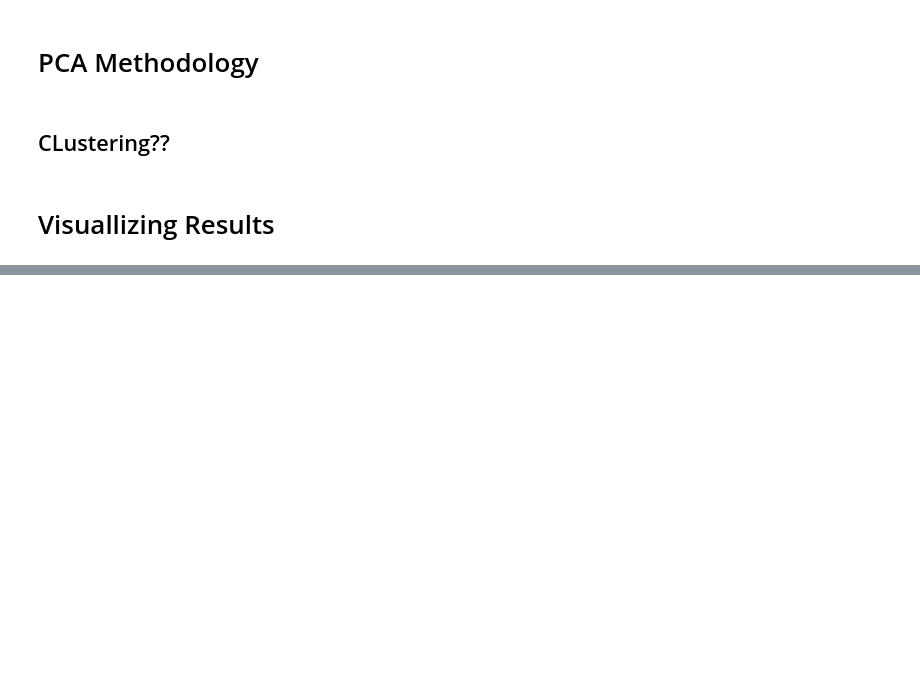
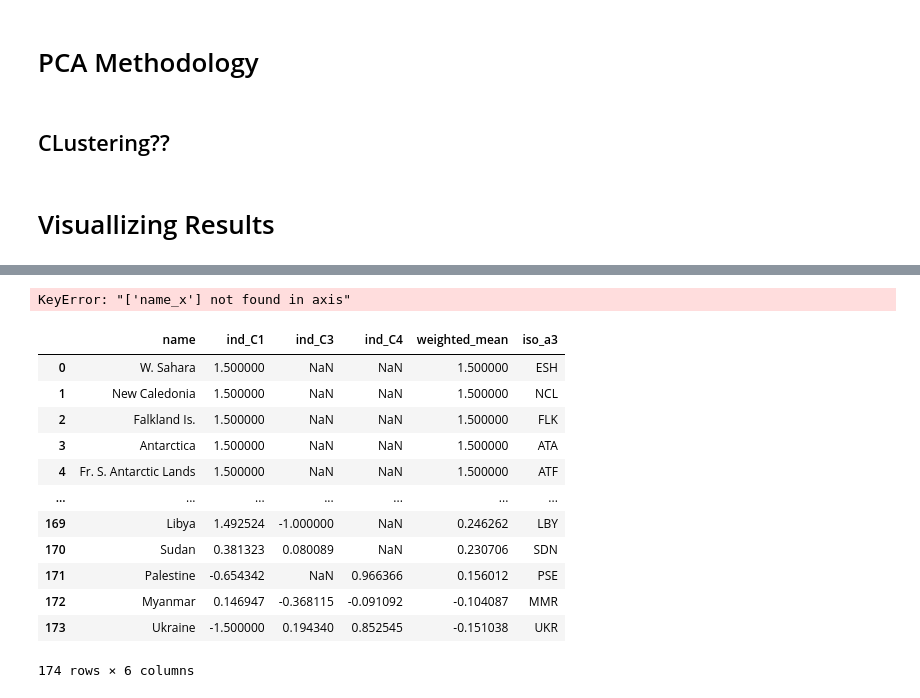
Before and after one commit to Samuel-Drewes/bmz_fragility_monitor, a Jupyter notebook: notebooks/clean_26_03.ipynb, the cells around one changed output, grey strips where cells are left out. Saved outputs shown, nothing was run; the diff lists cells and outputs as text; code cells hidden in the pictures; blank space fills up the shorter version.

```diff
--- a/notebooks/clean_26_03.ipynb
+++ b/notebooks/clean_26_03.ipynb
@@ -740,3 +771,48 @@ all_the_data_dictionary['G']
+# %%
+world = gpd.read_file(gpd.datasets.get_path('naturalearth_lowres'))
+geo_merge = world.merge(all_df, left_on = 'iso_a3', right_on = 'iso')
+
+geo_merge = geo_merge.drop(columns=['pop_est', 'continent', 'name_x', 'iso_a3', 'gdp_md_est', 'country-code'])\
+    .rename(columns={'name_y': 'Country Name', 'weighted_mean': "Total Score"})\
+    .set_index('Country Name')
+
+red_green_scale = [
+    [0, 'red'],
+    [0.5, 'yellow'],
+    [1, 'green']
+]
+
+fig = px.choropleth(geo_merge,
+                    geojson=geo_merge.geometry,
+                    locations=geo_merge.index,
+                    color="Total Score",
+                    hover_name=geo_merge.index,  # or any column for names
+                    hover_data=['Total Score', 'Dimension_G', 'Dimension_S', 'Dimension_S', 'Dimension_I', 'Dimension_C',
+       'Dimension_E', 'Dimension_R'],  # Add more columns here
+                    projection="mercator",
+                    color_continuous_scale=red_green_scale  # Or use 'Plotly3' for a built-in option
+                    )
+fig.update_geos(fitbounds="locations", visible=False)
+fig.update_layout(width=1000, height=900)
+fig.show()
+# %% [output]
+KeyError: "['name_x'] not found in axis"
+# %%
+pd.read_csv('../upload_data/dim_C.csv')
+# %% [output]
+|  | name | ind_C1 | ind_C3 | ind_C4 | weighted_mean | iso_a3 |
+| 0 | W. Sahara | 1.500000 | NaN | NaN | 1.500000 | ESH |
+| 1 | New Caledonia | 1.500000 | NaN | NaN | 1.500000 | NCL |
+| 2 | Falkland Is. | 1.500000 | NaN | NaN | 1.500000 | FLK |
+| 3 | Antarctica | 1.500000 | NaN | NaN | 1.500000 | ATA |
+| 4 | Fr. S. Antarctic Lands | 1.500000 | NaN | NaN | 1.500000 | ATF |
+| ... | ... | ... | ... | ... | ... | ... |
+| 169 | Libya | 1.492524 | -1.000000 | NaN | 0.246262 | LBY |
+| 170 | Sudan | 0.381323 | 0.080089 | NaN | 0.230706 | SDN |
+| 171 | Palestine | -0.654342 | NaN | 0.966366 | 0.156012 | PSE |
+| 172 | Myanmar | 0.146947 | -0.368115 | -0.091092 | -0.104087 | MMR |
+| 173 | Ukraine | -1.500000 | 0.194340 | 0.852545 | -0.151038 | UKR |
+174 rows × 6 columns
 # %%
 dim_X_complete(indicator_dictionary, "R", manual_data)
 # %%
```
Also changed, not shown: parts of 5 cells of this notebook, 1 other file.
